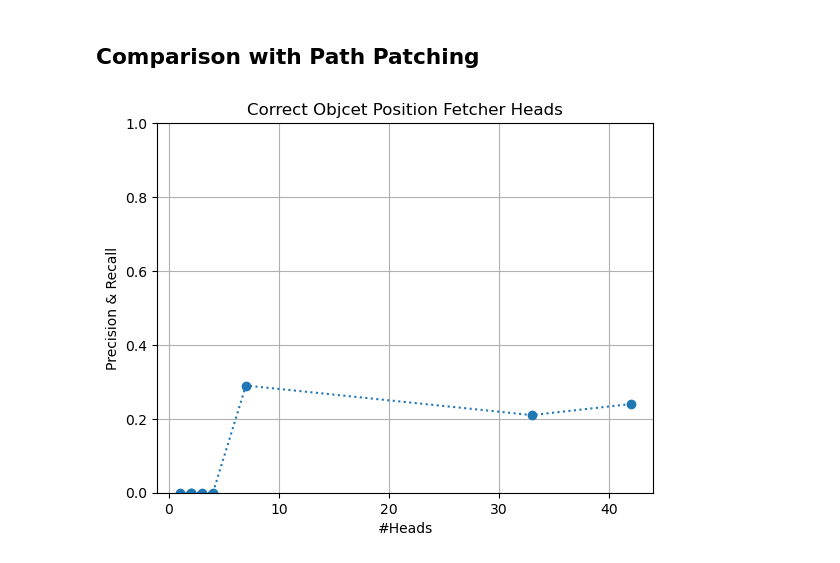
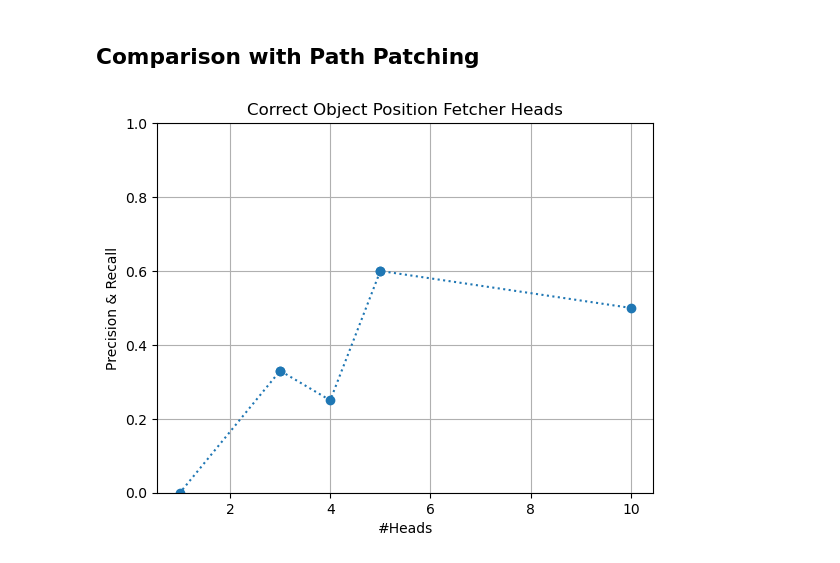
Before and after one commit to Nix07/finetuning, a Jupyter notebook: DCM.ipynb, the cells around one changed output. Cells and saved outputs as stored; diff of their text form; code cells hidden in the pictures.

```diff
--- a/DCM.ipynb
+++ b/DCM.ipynb
@@ -113,7 +110,7 @@ def load_data(raw_data, batch_size):
 data_file_path = "./box_datasets/no_instructions/original/Random/3/train.jsonl"
 object_file_path = "./box_datasets/objects_with_bnc_frequency.csv"
 
-raw_data = correct_object_position_fetcher_desiderata(
+raw_data = box_label_value_fetcher_desiderata(
     tokenizer=tokenizer,
     num_samples=500,
     data_file=data_file_path,
@@ -134,7 +131,7 @@ desiderata_eval = [objValueFetcher_eval]
 desiderata_valid = [objValueFetcher_test]
 # %%
 data = next(enumerate(desiderata_train[0]))[1]
-bi = 1
+bi = 0
 print(tokenizer.decode(data["base_input_ids"][bi][: data["base_input_last_pos"][bi] + 1]))
 print(tokenizer.decode(data["source_input_ids"][bi][: data["source_input_last_pos"][bi] + 1]))
 print(tokenizer.decode(data["labels"][bi]))
@@ -269,7 +266,8 @@ def compute_heads_from_mask(rounded):
 # %%
 mask = {}
 rel_pos = 0
-for lamb in [0.025]:
+save_path = "./masks/forward/last_pos/box_label_value_fetcher"
+for lamb in [0.1, 0.2, 0.3, 0.5, 0.05, 0.25, 0.15]:
     mask[lamb] = torch.ones(
         len(modules_w_heads), requires_grad=True, device=DEVICE, dtype=torch.float
     )
@@ -352,5 +350,5 @@ for lamb in [0.025]:
                 torch.cuda.empty_cache()
         print(f"lamb: {lamb}, Validation Accuracy: {correct / total}")
 
-    torch.save(mask[lamb].data, f"./masks/forward/last_pos/box_label_value_fetcher/{lamb}")
+    torch.save(mask[lamb].data, f"{save_path}/{lamb}")
 # %% [output]
@@ -482,7 +548,7 @@ plt.show()
 # %% [markdown]
 ## Comparison with Path Patching
 # %%
-mask_path = './masks/forward/last_pos/object_position_fetcher/'
+mask_path = './masks/forward/last_pos/box_label_value_fetcher/'
 masks = sorted([float(mask) for mask in os.listdir(mask_path) if '.png' not in mask])
 
 pp_path = "./new_pp_exps/forward/heads_q_comp_with_direct_logit_heads.pt"
@@ -505,11 +571,11 @@ for lamb in masks:
 # %%
 # Plot precision vs num_heads
 plt.plot(num_heads, precision, "o:")
 plt.xlabel("#Heads")
 plt.ylabel("Precision & Recall")
-plt.title("Correct Objcet Position Fetcher Heads")
+plt.title("Correct Object Position Fetcher Heads")
 plt.ylim(0, 1)
 plt.grid()
 plt.show()
 # %% [output]
-[figure, old version]
+[figure, new version]
```
Also changed, not shown: parts of 7 cells of this notebook, 33 other files.
